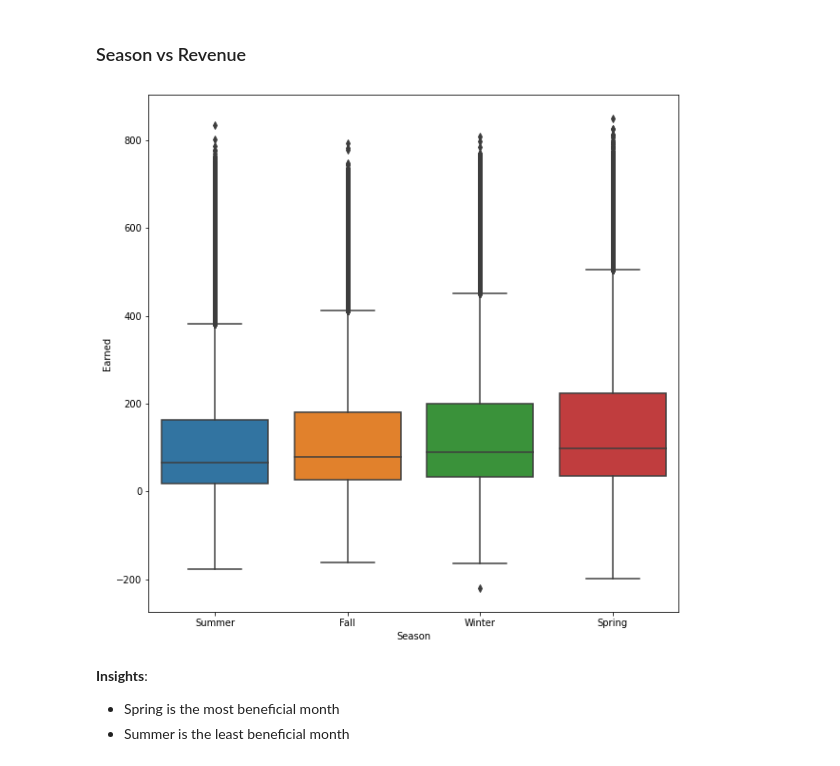
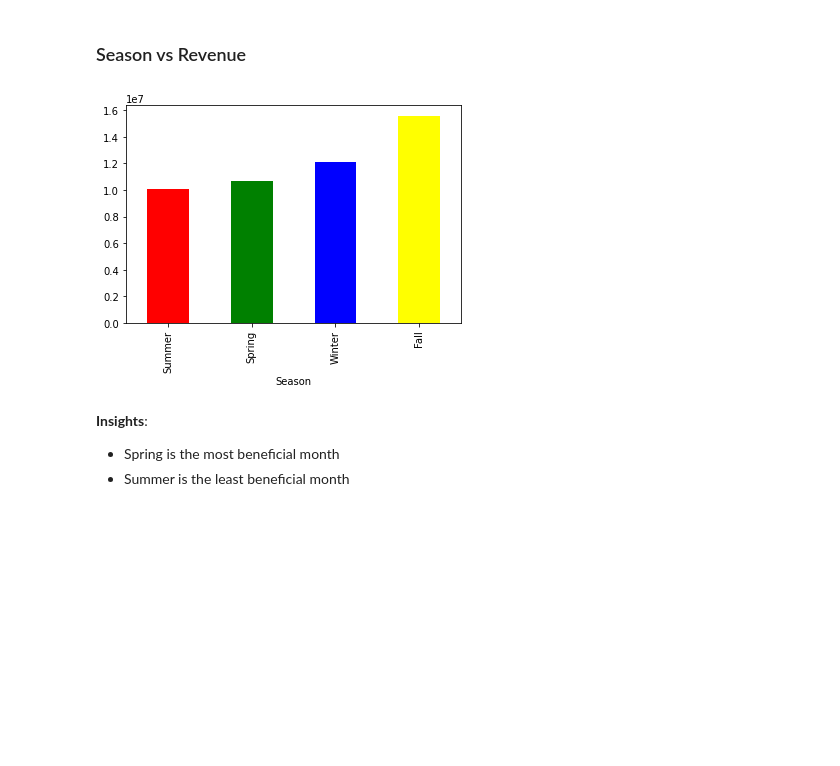
Before and after one commit to KarlsonAV/DGWeek-2-3, a Jupyter notebook: EDA_Notebook.ipynb, the cells around one changed output. Drawn from its saved outputs; the diff is of its cells as text; code cells hidden in the pictures; blank space fills up the shorter version.

```diff
--- a/EDA_Notebook.ipynb
+++ b/EDA_Notebook.ipynb
@@ -571,14 +573,13 @@ def Map_Season(month):
         return "Fall"
 
 cabs["Season"] = cabs["Date of Travel"].apply(lambda x: Map_Season(x.month))
-# %%
-plt.figure(figsize=(10,10))
-
-order = cabs.groupby("Season").Earned.mean().sort_values(ascending=True).index
-sns.boxplot(data=cabs, x="Season", y="Earned", order=order)
-plt.show()
-# %% [output]
-[figure, removed]
+# %%
+season_revenue = cabs.groupby("Season").Earned.sum().sort_values(ascending=True)
+
+season_revenue.plot.bar(color=["red", "green", "blue", "yellow"])
+plt.show()
+# %% [output]
+[figure, added]
 # %% [markdown]
 <b>Insights</b>:
 <ul>
```
Also changed, not shown: parts of 16 cells of this notebook.
